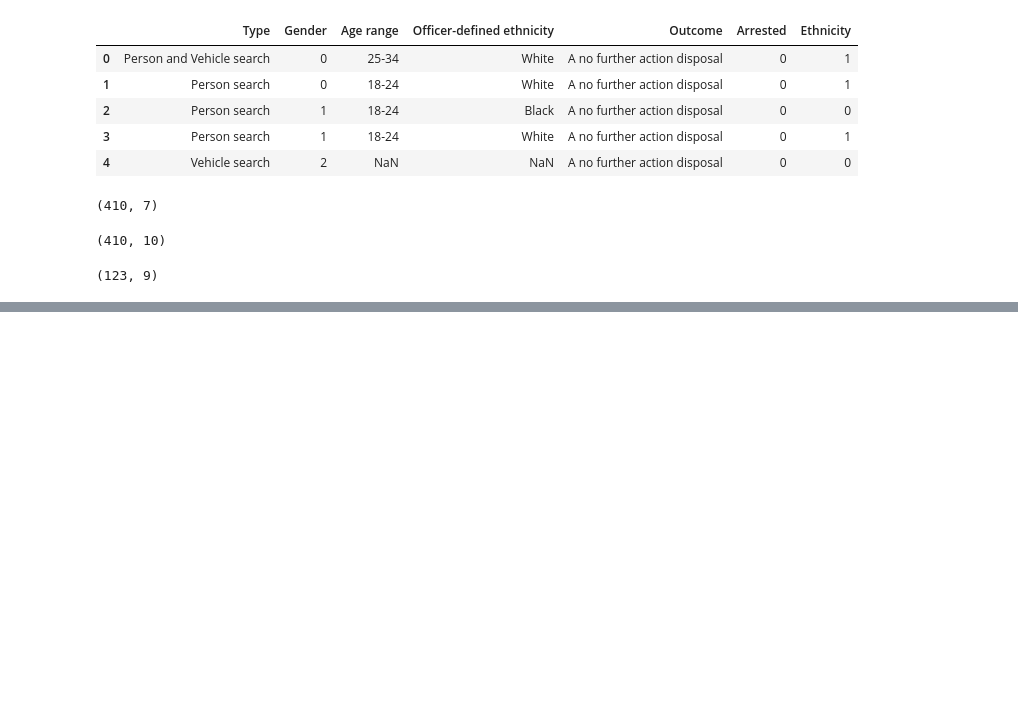
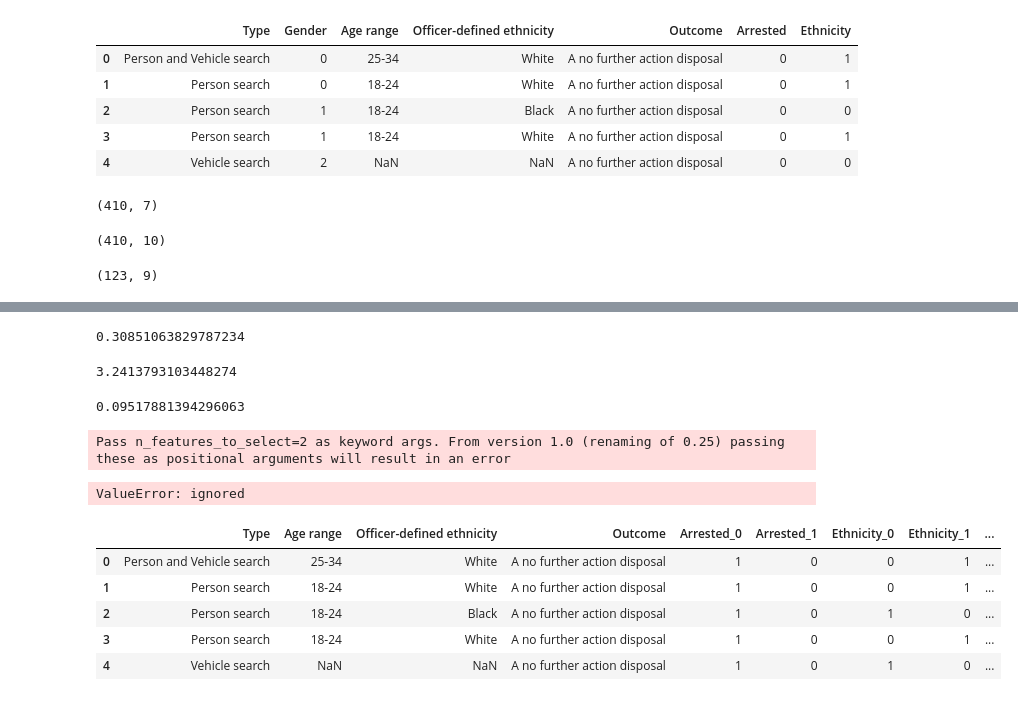
Before and after one commit to arunravi8595/Bias-detection, a Jupyter notebook: UK_police_bias.ipynb, the cells around one changed output, grey strips where cells are left out. Saved outputs shown, nothing was run; the diff lists cells and outputs as text; code cells hidden in the pictures; blank space fills up the shorter version.

```diff
--- a/UK_police_bias.ipynb
+++ b/UK_police_bias.ipynb
@@ -621,0 +612,28 @@ unprivileged_groups = [{'Ethnicity': 'Non-White'}]
+# %%
+unpriviliged_result = arrest_df[arrest_df["Arrested"] == 1].shape[0]
+unprivileged_ratio = unpriviliged_result/unpriviliged
+
+unprivileged_ratio
+# %% [output]
+0.30851063829787234
+# %%
+priviliged_result = no_arrest_df[no_arrest_df["Arrested"] == 0].shape[0]
+privileged_ratio = priviliged_result/priviliged
+
+privileged_ratio
+# %% [output]
+3.2413793103448274
+# %%
+Bias = unprivileged_ratio / privileged_ratio
+Bias
+# %% [output]
+0.09517881394296063
+# %%
+from sklearn.feature_selection import RFE
+
+classifier = RandomForestClassifier()
+rfe = RFE(classifier, 2)
+rfe = rfe.fit(x_train, y_train)
+# %% [output]
+Pass n_features_to_select=2 as keyword args. From version 1.0 (renaming of 0.25) passing these as positional arguments will result in an error
+ValueError: ignored
@@ -621,0 +643,9 @@ unprivileged_groups = [{'Ethnicity': 'Non-White'}]
+# %%
+encoded_df.head()
+# %% [output]
+|  | Type | Age range | Officer-defined ethnicity | Outcome | Arrested_0 | Arrested_1 | Ethnicity_0 | Ethnicity_1 | ... |
+| 0 | Person and Vehicle search | 25-34 | White | A no further action disposal | 1 | 0 | 0 | 1 | ... |
+| 1 | Person search | 18-24 | White | A no further action disposal | 1 | 0 | 0 | 1 | ... |
+| 2 | Person search | 18-24 | Black | A no further action disposal | 1 | 0 | 1 | 0 | ... |
+| 3 | Person search | 18-24 | White | A no further action disposal | 1 | 0 | 0 | 1 | ... |
+| 4 | Vehicle search | NaN | NaN | A no further action disposal | 1 | 0 | 1 | 0 | ... |
```
Also changed, not shown: parts of 29 cells of this notebook.
